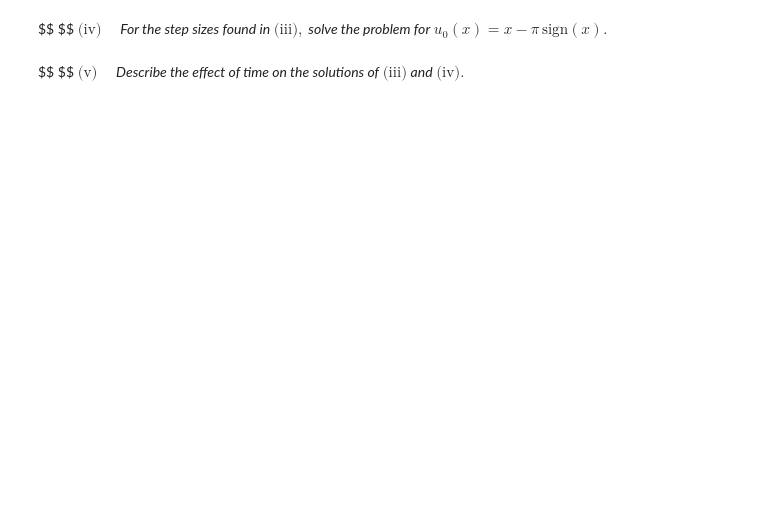
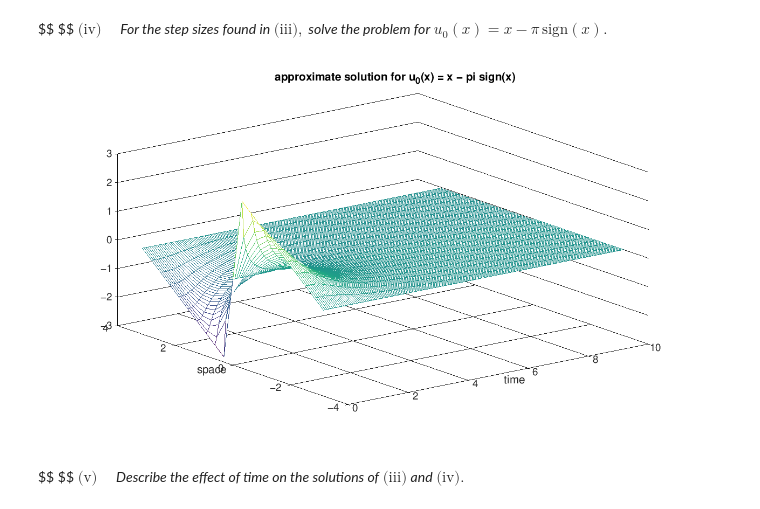
Before and after one commit to maxstollmayer/Advanced-Numerical-Analysis-Course, a Jupyter notebook: exercise52.ipynb, the cells around one changed output. Saved outputs shown, nothing was run; the diff lists cells and outputs as text; code cells hidden in the pictures; blank space fills up the shorter version.

```diff
--- a/exercise52.ipynb
+++ b/exercise52.ipynb
@@ -191,6 +206,30 @@ $\textrm{(iii)} \quad$ *For each pair* $(N,$ `method`$)\, \in \{ 10, 100, 1000 \
+# %%
+t = {};
+x = {};
+approx_iii = {};
+for i = 1 : length(triples)
+    t{i} = 0 : 1/2^triples(i,3) : T;
+    x{i} = -L : L/triples(i,1) : L;
+    approx_iii{i} = solve_heat(c, u0, a, b, t{i}, x{i}, triples(i,2));
+endfor
 # %% [markdown]
 $$ $$
 $\textrm{(iv)} \quad$ *For the step sizes found in* $\textrm{(iii)},$ *solve the problem for* $u_0(x) = x - \pi \, \textrm{sign}(x).$
+# %%
+u0 = @(x) x - pi * sign(x);
+approx_iv = {};
+
+for i = 1 : length(triples)
+    approx_iv{i} = solve_heat(c, u0, a, b, t{i}, x{i}, triples(i,2));
+endfor
+# %%
+i = 3;
+mesh(t{i}, x{i}, approx_iv{i});
+title("approximate solution for u_0(x) = x - pi sign(x)");
+xlabel("time");
+ylabel("space");
+# %% [output]
+[figure, added]
 # %% [markdown]
 $$ $$
 $\textrm{(v)} \quad$ *Describe the effect of time on the solutions of* $\textrm{(iii)}$ *and* $\textrm{(iv)}.$
```
Also changed, not shown: parts of 19 cells of this notebook, 3 other files.
